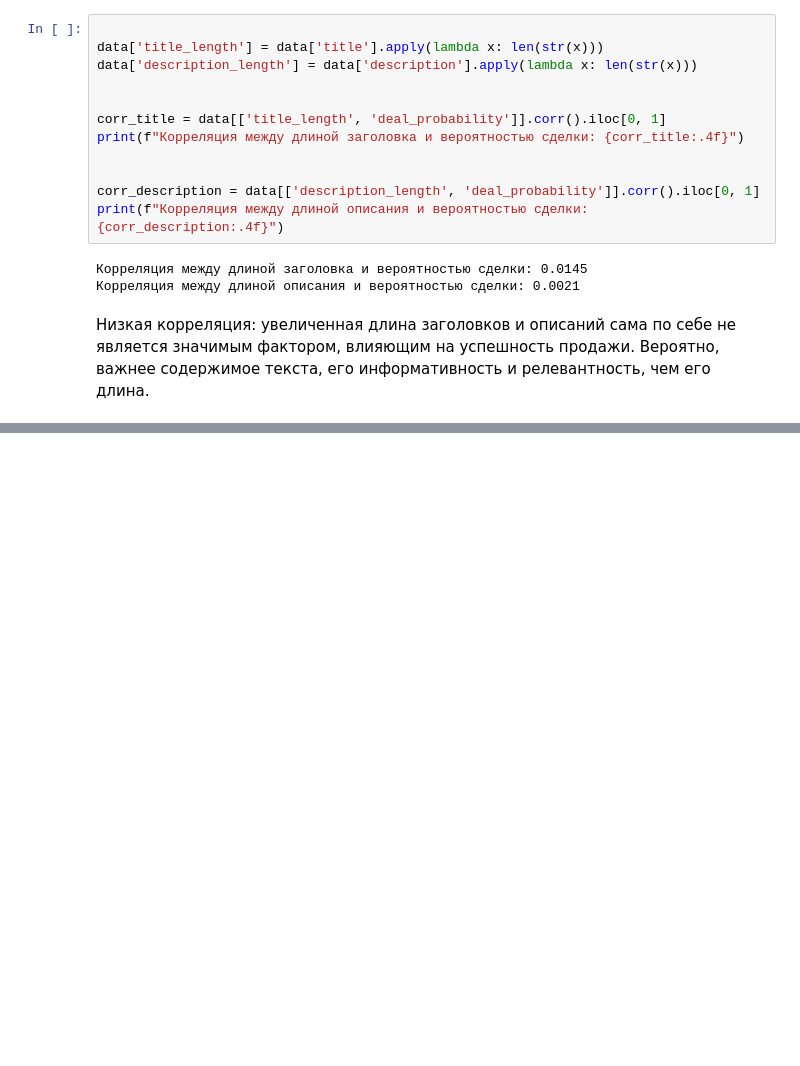
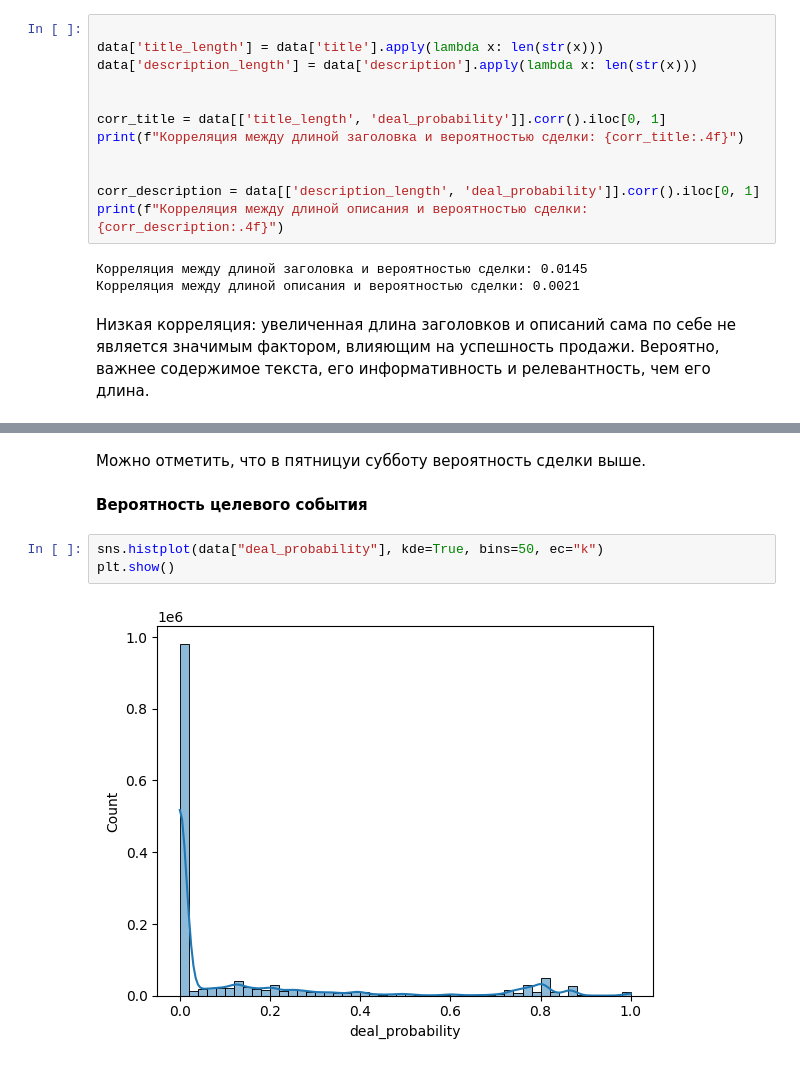
Before and after one commit to witderhook/avito_data_analysis, a Jupyter notebook: data_avito1.ipynb, the cells around one changed output, grey strips where cells are left out. Saved outputs shown, nothing was run; the diff lists cells and outputs as text; blank space fills up the shorter version.

```diff
--- a/data_avito1.ipynb
+++ b/data_avito1.ipynb
@@ -239,0 +282,9 @@ print(f"Корреляция между длиной описания и вер
+# %% [markdown]
+Можно отметить, что в пятницуи субботу вероятность сделки выше.
+# %% [markdown]
+**Вероятность целевого события**
+# %%
+sns.histplot(data["deal_probability"], kde=True, bins=50, ec="k")
+plt.show()
+# %% [output]
+[figure, added]
```
Also changed, not shown: parts of 7 cells of this notebook.
